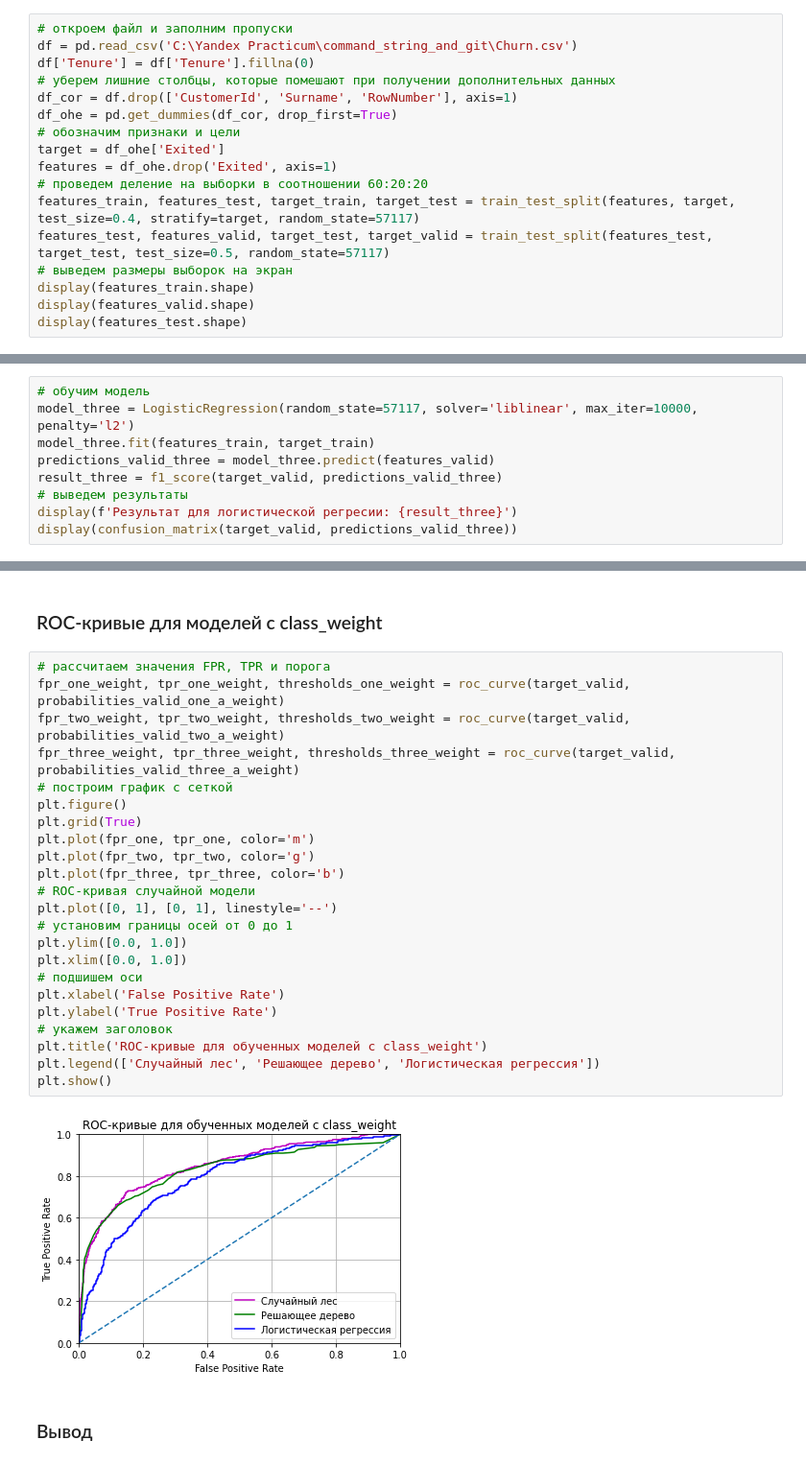
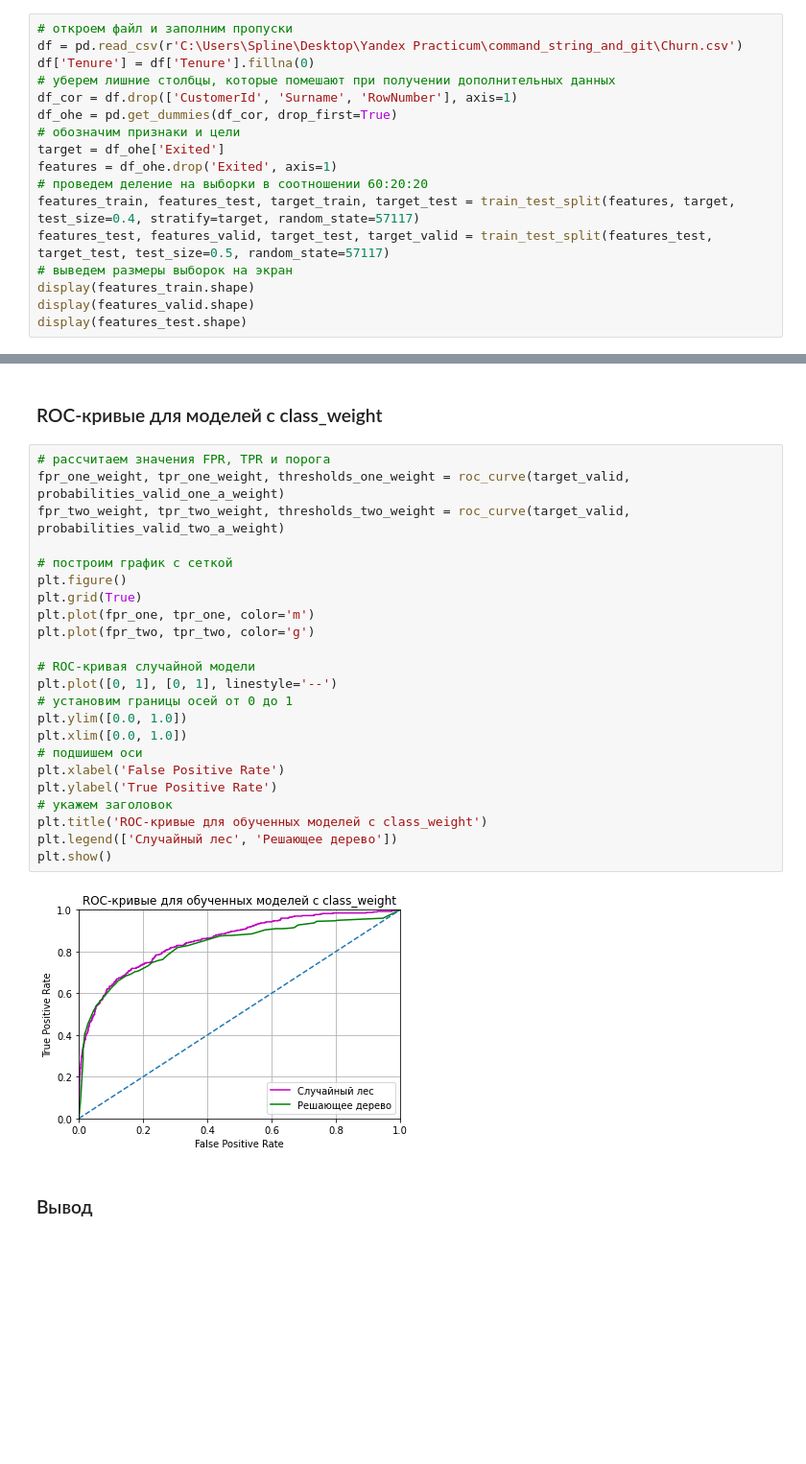
Before and after one commit to ZeroSpline/learn_with_teacher, a Jupyter notebook: learn_teach.ipynb, the cells around one changed output, grey strips where cells are left out. Shown at 96% size. Saved outputs shown, nothing was run; the diff lists cells and outputs as text; blank space fills up the shorter version.

Commit message:
Версия 1.2 (удалены модели логистической регрессис, изменен вывод)

```diff
--- a/learn_teach.ipynb
+++ b/learn_teach.ipynb
@@ -28,7 +28,7 @@ from sklearn.metrics import confusion_matrix, f1_score , roc_auc_score, roc_curv
 from sklearn.utils import shuffle
 # %%
 # откроем файл и заполним пропуски
-df = pd.read_csv('C:\Yandex Practicum\command_string_and_git\Churn.csv')
+df = pd.read_csv(r'C:\Users\Spline\Desktop\Yandex Practicum\command_string_and_git\Churn.csv')
 df['Tenure'] = df['Tenure'].fillna(0)
 # уберем лишние столбцы, которые помешают при получении дополнительных данных
 df_cor = df.drop(['CustomerId', 'Surname', 'RowNumber'], axis=1)
@@ -129,9 +126,0 @@ array([[1498,  103],
-# %%
-# обучим модель
-model_three = LogisticRegression(random_state=57117, solver='liblinear', max_iter=10000, penalty='l2')
-model_three.fit(features_train, target_train)
-predictions_valid_three = model_three.predict(features_valid)
-result_three = f1_score(target_valid, predictions_valid_three)
-# выведем результаты
-display(f'Результат для логистической регресии: {result_three}')
-display(confusion_matrix(target_valid, predictions_valid_three))
@@ -325,28 +264,28 @@ plt.show()
 # %%
 # рассчитаем значения FPR, TPR и порога
 fpr_one_weight, tpr_one_weight, thresholds_one_weight = roc_curve(target_valid, probabilities_valid_one_a_weight)
 fpr_two_weight, tpr_two_weight, thresholds_two_weight = roc_curve(target_valid, probabilities_valid_two_a_weight)
-fpr_three_weight, tpr_three_weight, thresholds_three_weight = roc_curve(target_valid, probabilities_valid_three_a_weight)
+
 # построим график с сеткой
 plt.figure()
 plt.grid(True)
 plt.plot(fpr_one, tpr_one, color='m')
 plt.plot(fpr_two, tpr_two, color='g')
-plt.plot(fpr_three, tpr_three, color='b')
+
 # ROC-кривая случайной модели
 plt.plot([0, 1], [0, 1], linestyle='--')
 # установим границы осей от 0 до 1
 plt.ylim([0.0, 1.0])
 plt.xlim([0.0, 1.0])
 # подшишем оси
 plt.xlabel('False Positive Rate')
 plt.ylabel('True Positive Rate')
 # укажем заголовок
 plt.title('ROC-кривые для обученных моделей с class_weight')
-plt.legend(['Случайный лес', 'Решающее дерево', 'Логистическая регрессия'])
+plt.legend(['Случайный лес', 'Решающее дерево'])
 plt.show()
 # %% [output]
-[figure, old version]
+[figure, new version]
 # %% [markdown]
 ### Вывод
 # %% [markdown]
```
Also changed, not shown: parts of 13 cells of this notebook, 1 other file.
